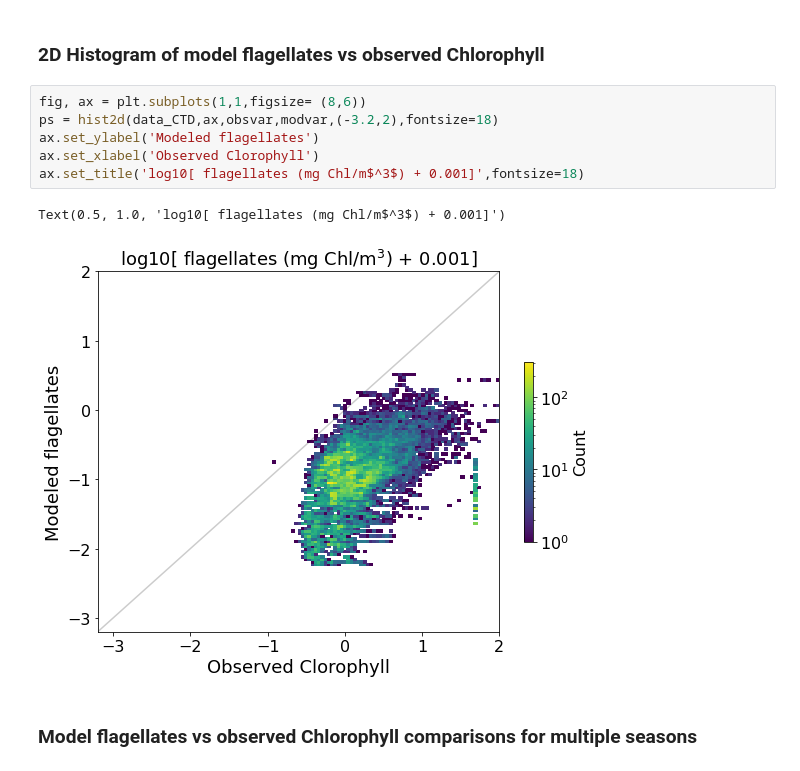
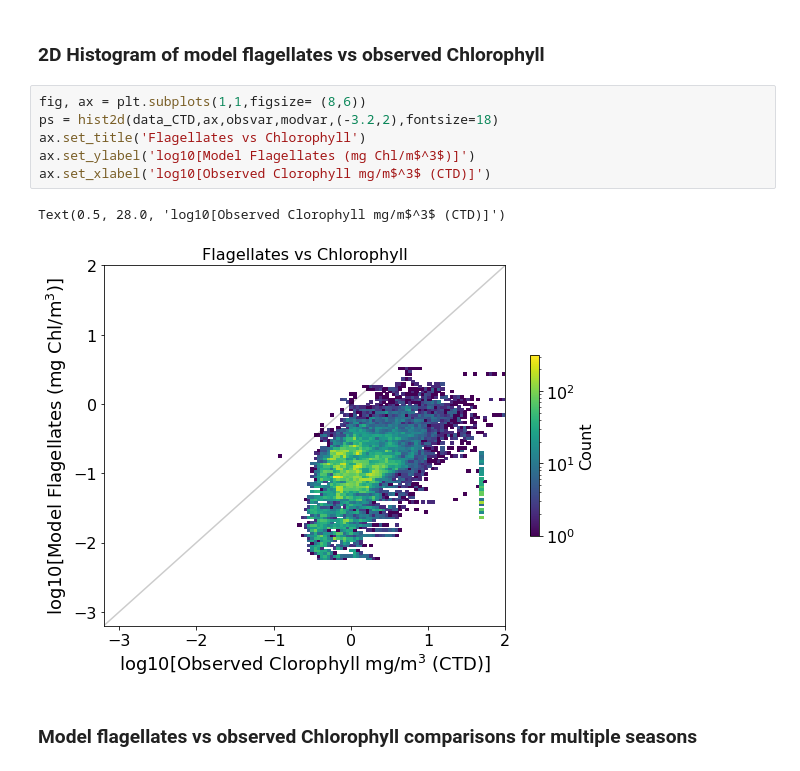
Before and after one commit to SalishSeaCast/analysis-keegan, a Jupyter notebook: notebooks/Evaluations/Individual_year_CTD_evaluations/2009_Puget_CTD_Evaluation.ipynb, the cells around one changed output. Drawn from its saved outputs; the diff is of its cells as text.

```diff
--- a/notebooks/Evaluations/Individual_year_CTD_evaluations/2009_Puget_CTD_Evaluation.ipynb
+++ b/notebooks/Evaluations/Individual_year_CTD_evaluations/2009_Puget_CTD_Evaluation.ipynb
@@ -720,12 +743,12 @@ ax[1].set_title('log10[ Diatoms (mg Chl/m$^3$) + 0.001]');
 # %%
 fig, ax = plt.subplots(1,1,figsize= (8,6))
 ps = hist2d(data_CTD,ax,obsvar,modvar,(-3.2,2),fontsize=18)
-ax.set_ylabel('Modeled flagellates')
-ax.set_xlabel('Observed Clorophyll')
-ax.set_title('log10[ flagellates (mg Chl/m$^3$) + 0.001]',fontsize=18)
+ax.set_title('Flagellates vs Chlorophyll')
+ax.set_ylabel('log10[Model Flagellates (mg Chl/m$^3$)]')
+ax.set_xlabel('log10[Observed Clorophyll mg/m$^3$ (CTD)]')
 # %% [output]
-Text(0.5, 1.0, 'log10[ flagellates (mg Chl/m$^3$) + 0.001]')
+Text(0.5, 28.0, 'log10[Observed Clorophyll mg/m$^3$ (CTD)]')
-[figure, old version]
+[figure, new version]
 # %% [markdown]
 ### Model flagellates vs observed Chlorophyll comparisons for multiple seasons
 # %%
```
Also changed, not shown: parts of 13 cells of this notebook, 3 other files.
